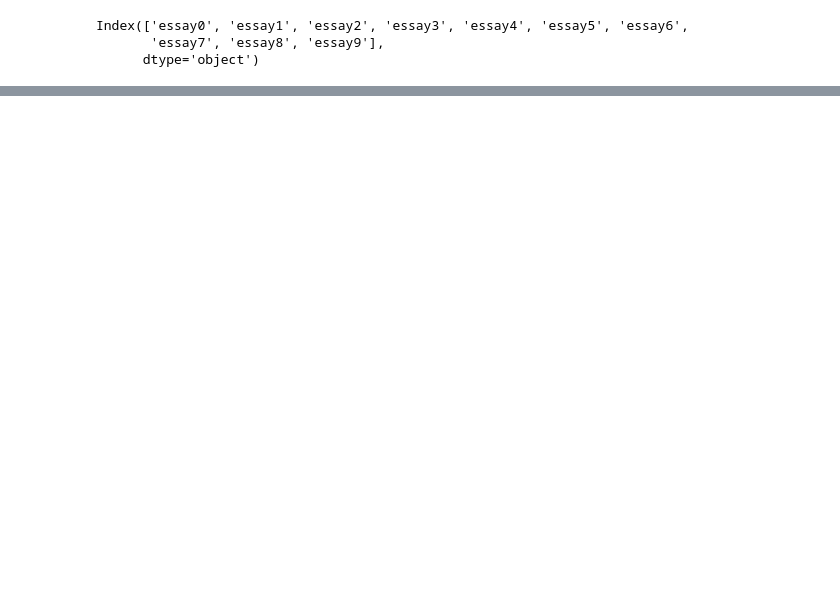
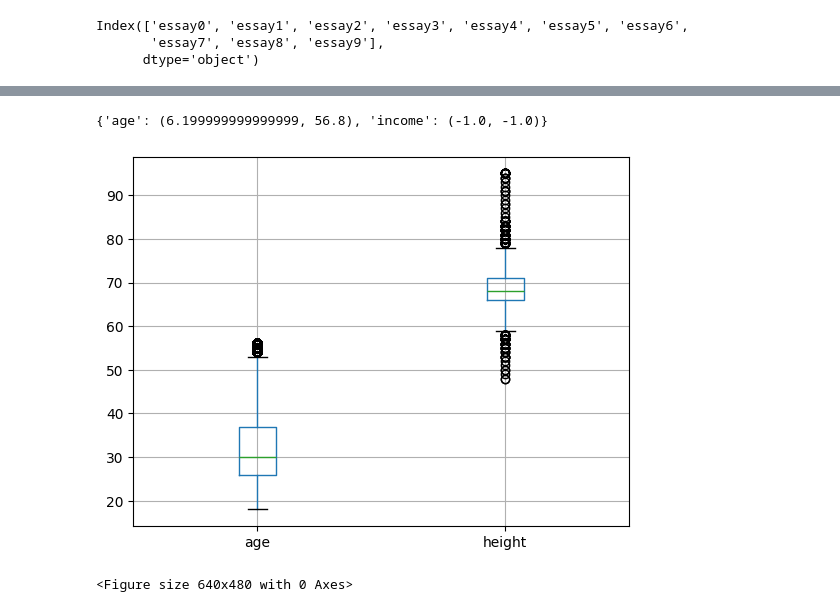
Before and after one commit to YSKAA423/OkCupid-Date-A-Scientist, a Jupyter notebook: Recommend_a_peer.ipynb, the cells around one changed output, grey strips where cells are left out. Saved outputs shown, nothing was run; the diff lists cells and outputs as text; code cells hidden in the pictures; blank space fills up the shorter version.

```diff
--- a/Recommend_a_peer.ipynb
+++ b/Recommend_a_peer.ipynb
@@ -185,0 +378,12 @@ memory usage: 8.2+ MB
+# %%
+feature_bounds = remove_outliers(Ind,['age','income'])
+feature_bounds
+# %% [output]
+{'age': (6.199999999999999, 56.8), 'income': (-1.0, -1.0)}
+# %%
+Ind[[col for col in numeric_cols if col != 'income']].boxplot()
+plt.show()
+plt.clf()
+# %% [output]
+[figure, added]
+<Figure size 640x480 with 0 Axes>
```
Also changed, not shown: parts of 29 cells of this notebook.
